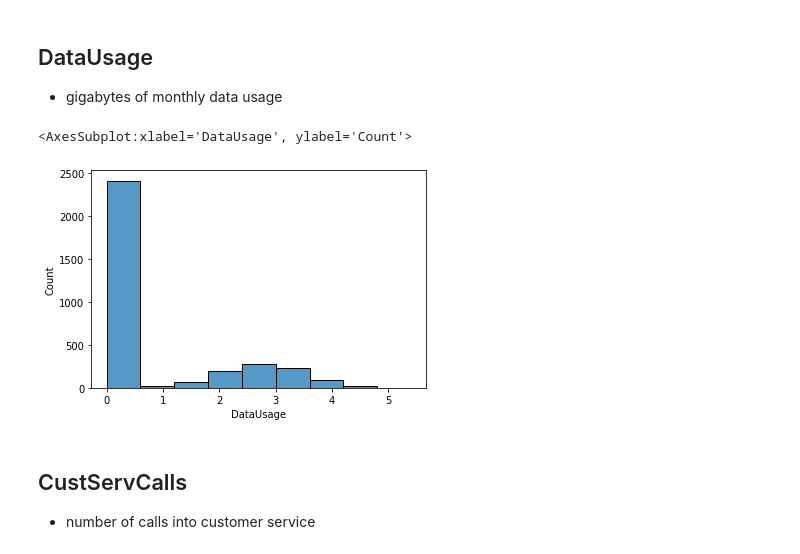
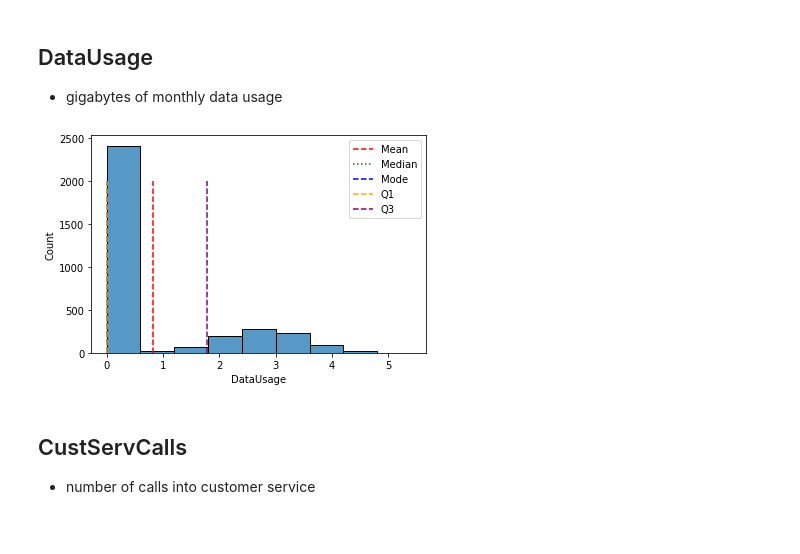
Before and after one commit to CarJung/Churn_exploration, a Jupyter notebook: EDA.ipynb, the cells around one changed output. Saved outputs shown, nothing was run; the diff lists cells and outputs as text; code cells hidden in the pictures.

```diff
--- a/EDA.ipynb
+++ b/EDA.ipynb
@@ -77,11 +90,16 @@ plt.xticks([0,1],['No data plan','Has data plan']);
 # %% [markdown]
 ## DataUsage
 - gigabytes of monthly data usage
-# %%
-sns.histplot(data['DataUsage'],bins=9)
-# %% [output]
-<AxesSubplot:xlabel='DataUsage', ylabel='Count'>
-[figure, removed]
+# %%
+sns.histplot(data['DataUsage'],bins=9)
+plt.vlines(data['DataUsage'].mean(),0,2000,color='red',label='Mean' , linestyles='dashed')
+plt.vlines(data['DataUsage'].median(),0,2000,color='green',label='Median', linestyles='dotted')
+plt.vlines(data['DataUsage'].mode()[0],0,2000,color='blue',label='Mode', linestyles='dashed')
+plt.vlines(data['DataUsage'].quantile(0.25),0,2000,color='orange',label='Q1', linestyles='dashed')
+plt.vlines(data['DataUsage'].quantile(0.75),0,2000,color='purple',label='Q3', linestyles='dashed')
+plt.legend();
+# %% [output]
+[figure, added]
 # %% [markdown]
 ## CustServCalls
 - number of calls into customer service
```
Also changed, not shown: parts of 21 cells of this notebook, 1 other file.
